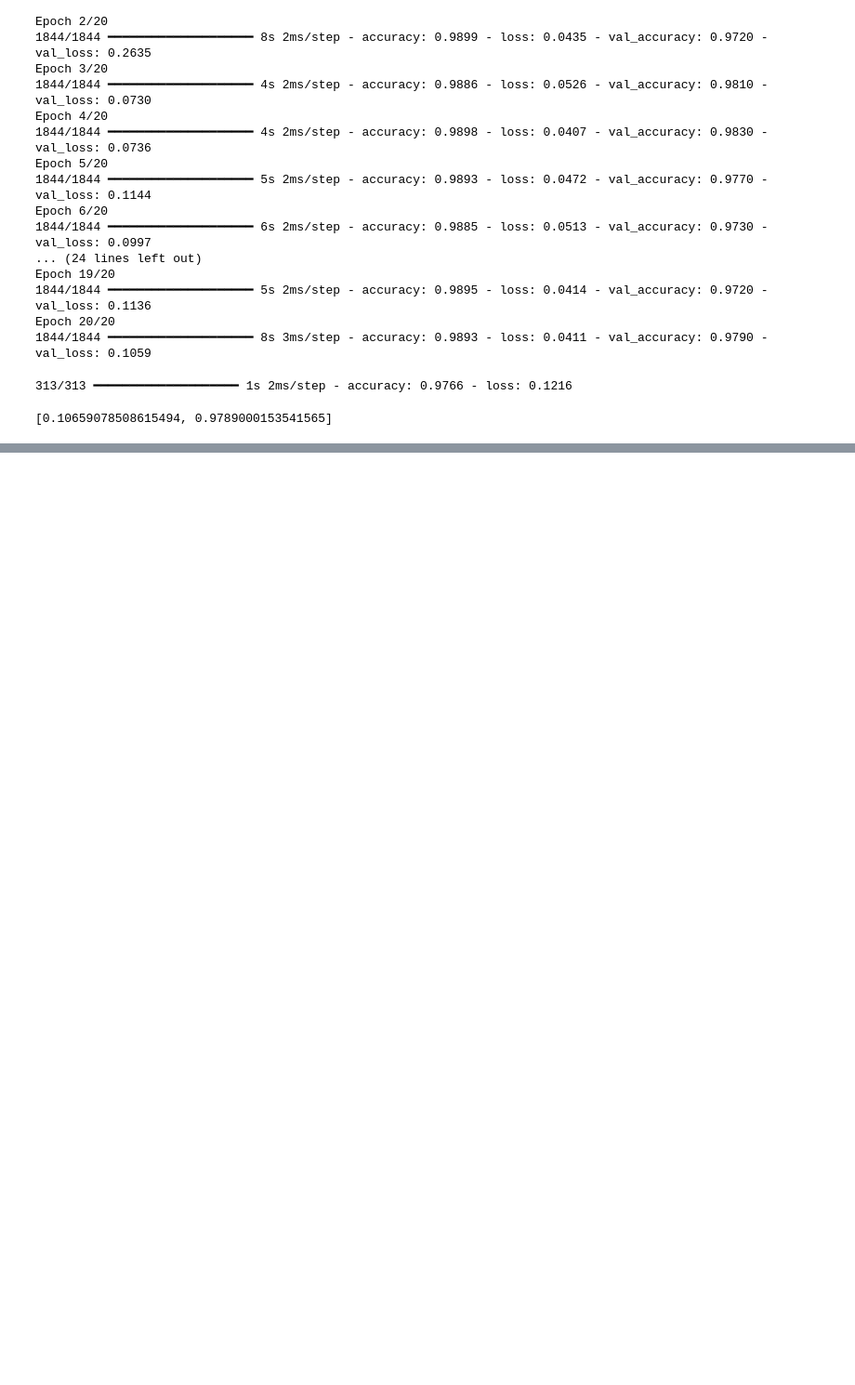
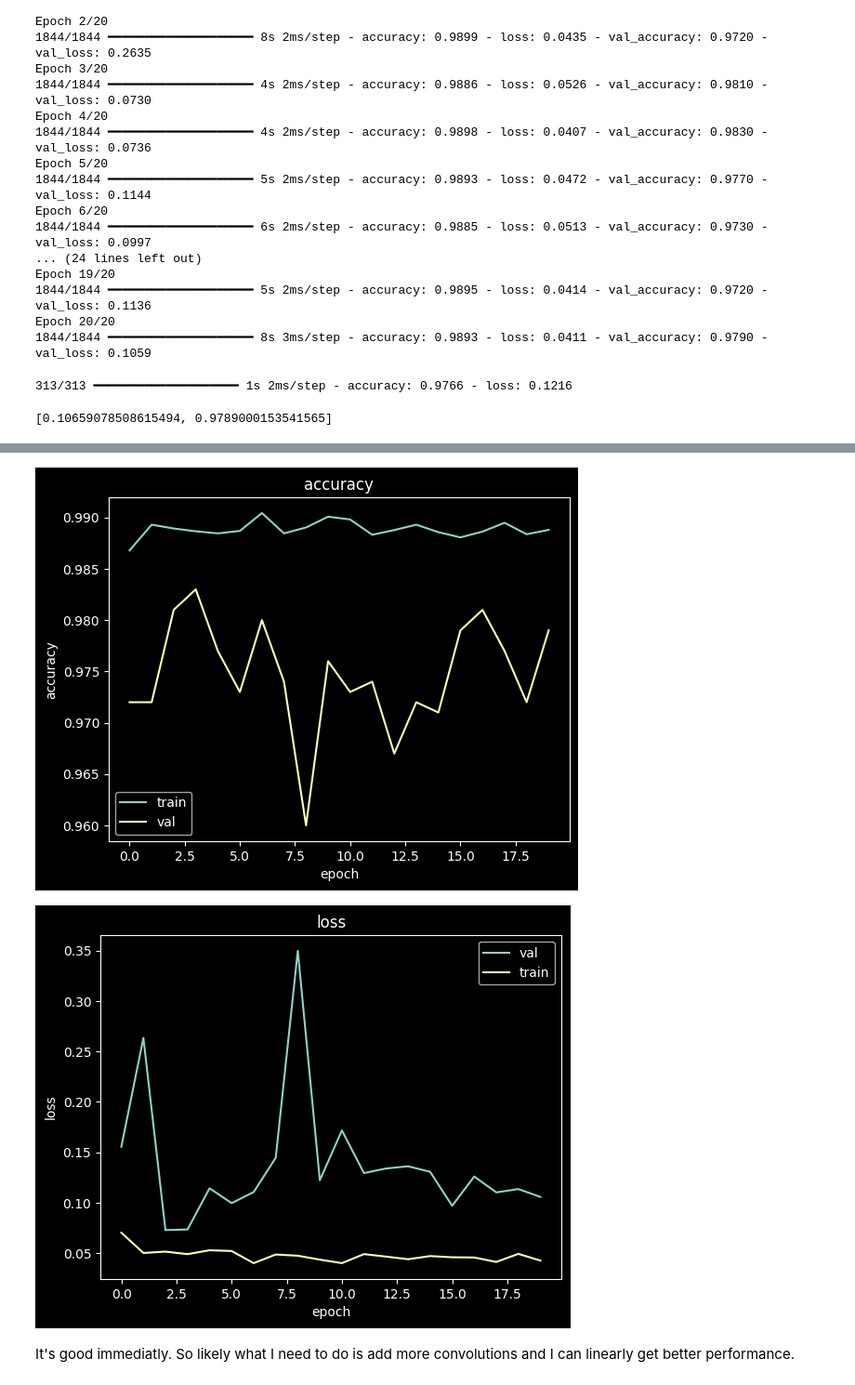
Before and after one commit to xnought/reimplement, a Jupyter notebook: w1_cnn_mnist.ipynb, the cells around one changed output, grey strips where cells are left out. Shown at 93% size. Cells and saved outputs as stored; diff of their text form; code cells hidden in the pictures; blank space fills up the shorter version.

Commit message:
cnn training

```diff
--- a/w1_cnn_mnist.ipynb
+++ b/w1_cnn_mnist.ipynb
@@ -493,0 +496,7 @@ model.evaluate(x_test, y_test_onehot)
+# %%
+normalized_x_train = x_train / 255
+normalized_x_val = x_val / 255
+normalized_x_test = x_test / 255
+model = nn_v3()
+model.compile(optimizer=keras.optimizers.Adam(weight_decay=0.04), loss=keras.losses.CategoricalCrossentropy(from_logits=True), metrics=['accuracy'])
+model.fit(normalized_x_train, y_train_onehot, epochs=20, validation_data=(normalized_x_val, y_val_onehot))
@@ -499,0 +533,15 @@ Let's see what we can get with a simple CNN.
+# %%
+def nn_v4():
+  inputs = keras.Input(shape=(28,28,1))
+
+  h0 = keras.layers.Conv2D(32, 3, activation="relu")(inputs)
+  flat = keras.layers.Flatten()(h0)
+  h1 = keras.layers.Dense(256, activation="relu")(flat)
+  h2 = keras.layers.Dense(256, activation="relu")(h1)
+
+  outputs = keras.layers.Dense(10)(h2)
+  model = keras.Model(inputs=inputs, outputs=outputs)
+  return model
+
+model = nn_v4()
+model.summary()
@@ -499,0 +568,8 @@ Let's see what we can get with a simple CNN.
+# %%
+normalized_x_train = normalized_x_train.reshape(-1, 28, 28, 1)
+normalized_x_test = normalized_x_test.reshape(-1, 28, 28, 1)
+normalized_x_val = normalized_x_val.reshape(-1, 28, 28, 1)
+# %%
+model = nn_v4()
+model.compile(optimizer=keras.optimizers.Adam(weight_decay=0.04), loss=keras.losses.CategoricalCrossentropy(from_logits=True), metrics=['accuracy'])
+model.fit(normalized_x_train, y_train_onehot, epochs=10, validation_data=(normalized_x_val, y_val_onehot))
@@ -499,0 +598,4 @@ Let's see what we can get with a simple CNN.
+# %%
+model.evaluate(normalized_x_test, y_test_onehot)
+plot_history(history)
+# %% [output]
@@ -499,0 +603,4 @@ Let's see what we can get with a simple CNN.
+[figure, added]
+[figure, added]
+# %% [markdown]
+It's good immediatly. So likely what I need to do is add more convolutions and I can linearly get better performance.
```
Also changed, not shown: parts of 18 cells of this notebook.
